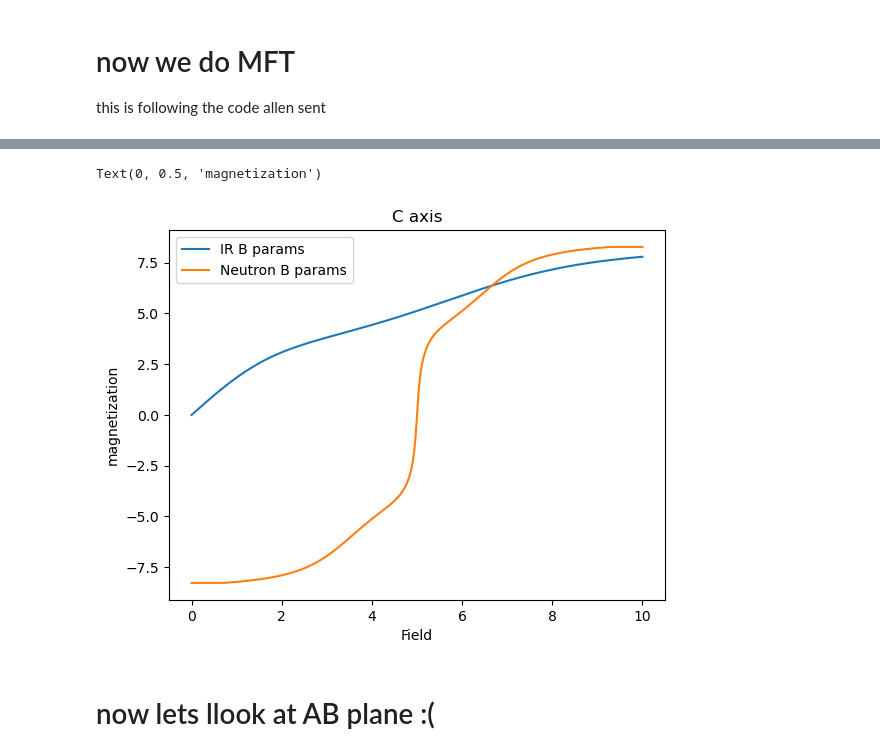
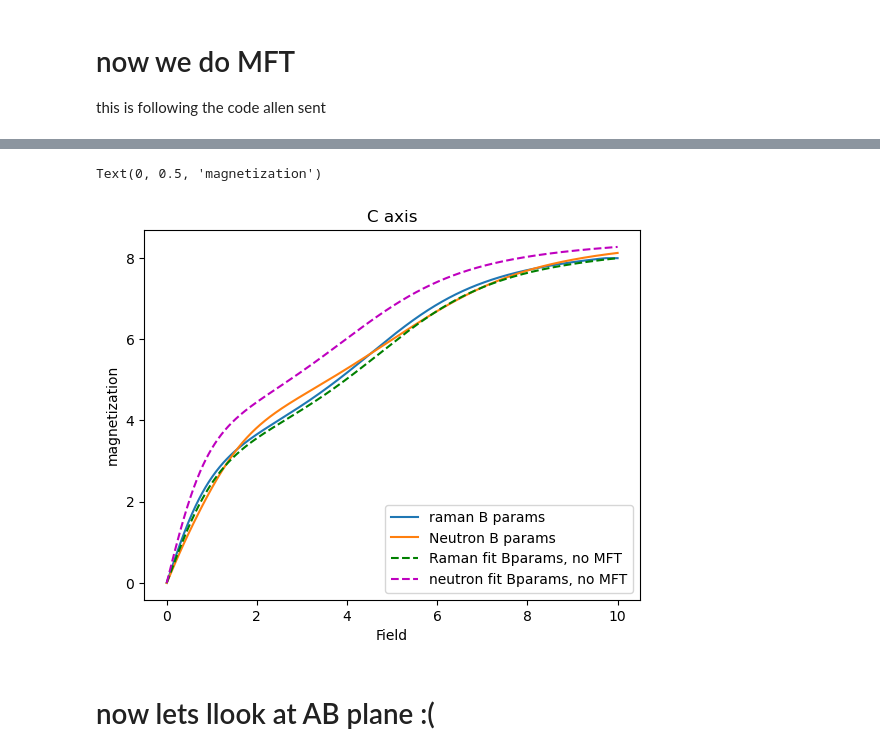
Before and after one commit to hrwhitelock/CES_magnetoOptical, a Jupyter notebook: CES_Mag_fromPCF.ipynb, the cells around one changed output, grey strips where cells are left out. Drawn from its saved outputs; the diff is of its cells as text; code cells hidden in the pictures.

```diff
--- a/CES_Mag_fromPCF.ipynb
+++ b/CES_Mag_fromPCF.ipynb
@@ -67,12 +67,9 @@ AllenErObj = cef.CFLevels.Bdict(ion,AllenBparams)
 # %%
 #first do me
 
-field = [[0,0,b] for b in np.linspace(-10,10,10000)]
+field = [[0,0,b] for b in np.linspace(0,10,100000)]
 magMe_C = np.array([MyErObj.magnetization(ion, temperature, f) for f in field]).T
-field = np.array(field).T
 
-# then do the neutron fit vals
-field = [[0,0,b] for b in np.linspace(-10,10,1000)]
 magAllen_C = np.array([AllenErObj.magnetization(ion, temperature, f) for f in field]).T
 field = np.array(field).T
 # %%
@@ -90,10 +92,6 @@ this is following the code allen sent
 # %%
-# f= field[2]
-field = [[0,0,b] for b in np.linspace(0,10,10000)]
-magMe_C = np.array([MyErObj.magnetization(ion, temperature, f) for f in field]).T
-field = np.array(field).T
-
 mme_C = magMe_C[2]
+mAllen_C = magAllen_C[2]
 f = np.linspace(0,10,1000)
 ffine = np.linspace(0,10,len(mme_C))
 
@@ -111,40 +109,40 @@ def MolecularFieldTheory(H, Hth, Mth, lamb):
     Hth and Mth are the theoretical single-ion magnetization curves to correct.'''
     n = 10
     # colors = plt.cm.gnuplot(np.linspace(0,1,n))
     # plt.figure()
     # plt.plot(Hth, Mth, 'r', label = 'orginal data')
     newM = np.interp(H, Hth, Mth)
     for i in range(n):
-        newH = H - 6*lamb*newM/muB/(gJ)**2
+        newH = H + 6*lamb*newM/muB/(gJ)**2
         newM = np.interp(newH,Hth,Mth)
         # for testing
     #     plt.plot(newH, newM, label = str(i), color = colors[i])
     # plt.legend()
     return newM
 
 
 # test = MolecularFieldTheory(np.array([1,4]), np.array([3,5]), np.array([3,5]), 0.1)
 
 # define lamb for CES
 lambAB = Jperp
 lambC = Jz
 
-maxi = 10
-mme_C = magMe_C[2]
 
-mft_mZ_me_C = MolecularFieldTheory(f, ffine, mme_C, lambC)
-# mft_mZ_Allen_C = MolecularFieldTheory(f, ffine, mAllen_C, lambC)
+mft_mZ_me_C = MolecularFieldTheory(f, ffine, -1*mme_C, lambC*-.2)
+mft_mZ_Allen_C = MolecularFieldTheory(f, ffine, -1*mAllen_C, lambC)
 
-plt.plot(f, -1*mft_mZ_me_C, label = 'IR B params')
-plt.plot(f, -1*mft_mZ_Allen_C, label = 'Neutron B params')
+plt.plot(f, mft_mZ_me_C, label = 'raman B params')
+plt.plot(f, mft_mZ_Allen_C, label = 'Neutron B params')
+plt.plot(ffine, -1*mme_C, '--g', label = 'Raman fit Bparams, no MFT')
+plt.plot(ffine, -1*mAllen_C, '--',color ='m', label = 'neutron fit Bparams, no MFT')
 # plt.xlim(0,10)
 # plt.ylim(0,9)
 plt.legend()
 plt.title('C axis')
 plt.xlabel('Field')
 plt.ylabel('magnetization')
 # %% [output]
 Text(0, 0.5, 'magnetization')
-[figure, old version]
+[figure, new version]
 # %% [markdown]
 # now lets llook at AB plane :(
```
Also changed, not shown: parts of 18 cells of this notebook.
